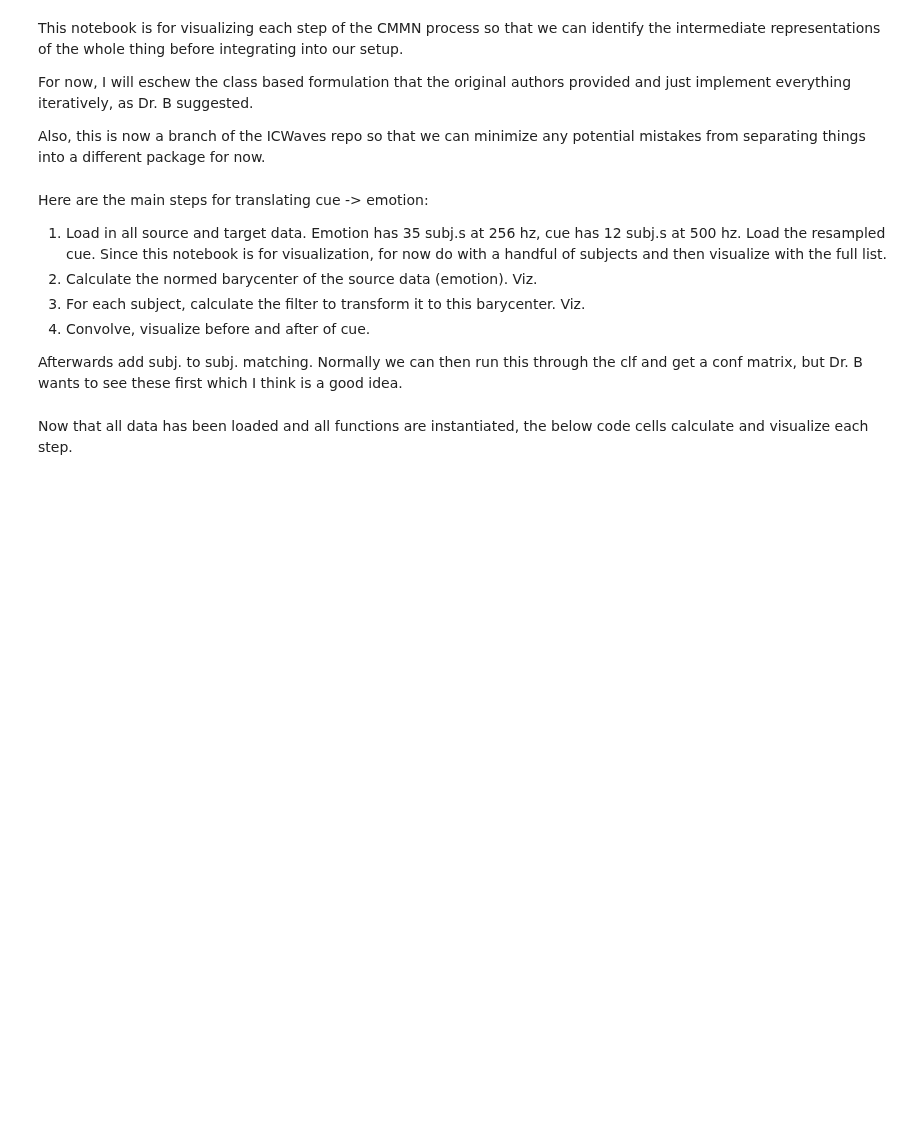
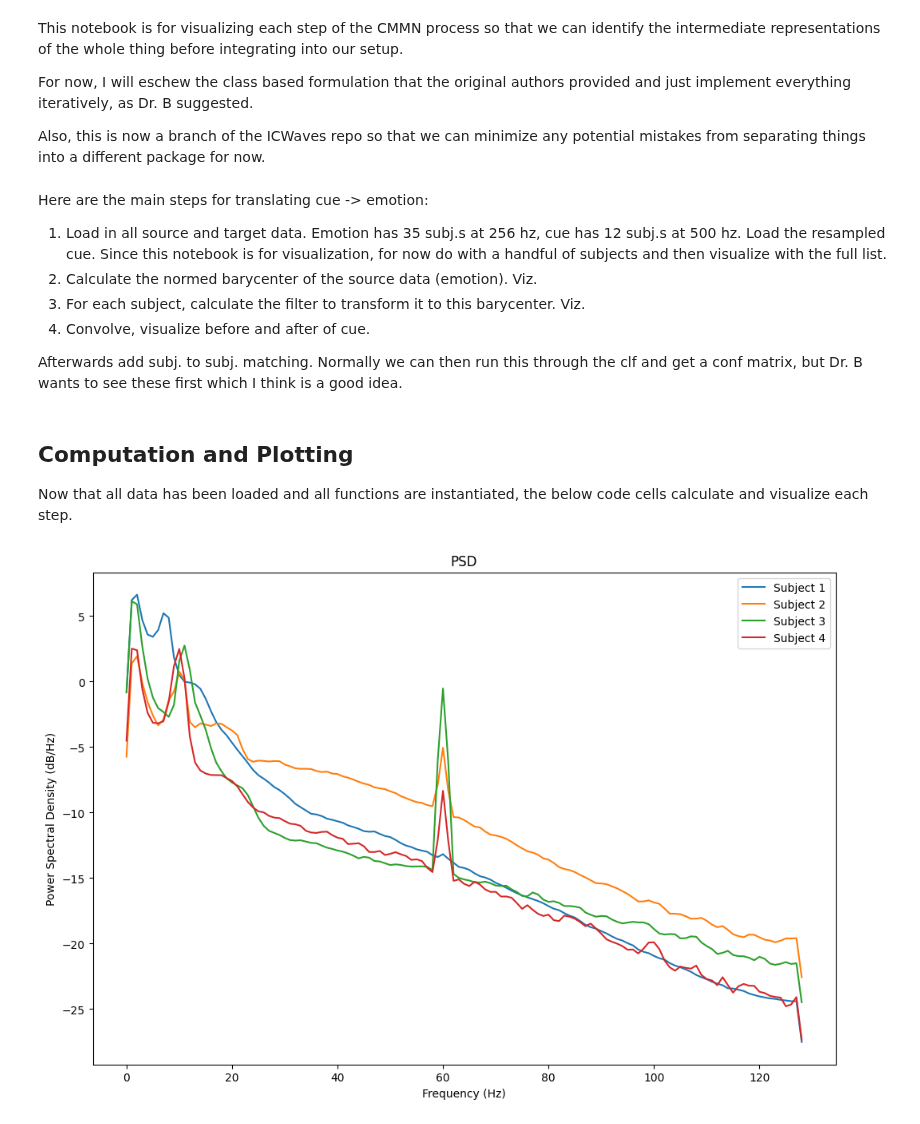
Before and after one commit to cniel-ud/ICWaves, a Jupyter notebook: notebooks/cmmn_viz_test.ipynb, the cells around one changed output. Saved outputs shown, nothing was run; the diff lists cells and outputs as text; code cells hidden in the pictures; blank space fills up the shorter version.

Commit message:
visualizations ready to be reviewed. transformed psd is wonky

```diff
--- a/notebooks/cmmn_viz_test.ipynb
+++ b/notebooks/cmmn_viz_test.ipynb
@@ -27,17 +27,17 @@ from scipy.signal import butter, sosfilt, welch, freqz, sosfreqz
 # cue_subj_list = [1, 2, 3, 4, 5, 6, 7, 8, 9, 10, 11, 12]
 
 # comment out to do more than a few. just a handful for testing the notebook
-emotion_subj_list = ['1', '2', '3', '4']
-frolich_subj_list = ['1', '2', '3', '4']
+emotion_subj_list = ['01', '02', '03', '04']
+frolich_subj_list = ['01', '02', '03', '04']
 # %%
 # load in the data
 emotion_data = []
 for subj in emotion_subj_list:
-    emotion_data.append(loadmat(f'../data/emotion_256/raw_emotion_data_and_IC_labels/subj-{subj}.mat')['data'])
+    emotion_data.append(loadmat(f'../data/emotion_256/raw_data_and_IC_labels/subj-{subj}.mat')['data'])
 
 frolich_data = []
 for subj in frolich_subj_list:
-    frolich_data.append(loadmat(f'../data/frolich_500/raw_frolich_data/subj-{subj}.mat')['X'])
+    frolich_data.append(loadmat(f'../data/frolich_256/frolich_extract_256_hz/frolich_extract_{subj}_256_hz.mat')['X'])
 # %%
 # viz functions
 def psd(data, fs=256, nperseg=256):
@@ -109,6 +224,11 @@ def compute_normed_barycenter(data):
 # %% [markdown]
+## Computation and Plotting
+
 Now that all data has been loaded and all functions are instantiated, the below code cells calculate and visualize each step.
 # %%
 # plot the PSD of the emotion data (averaged over channels)
+plot_psd(emotion_data)
+# %% [output]
+[figure, added]
 # %%
 # plot the normed barycenter of the emotion data
```
Also changed, not shown: parts of 8 cells of this notebook.
